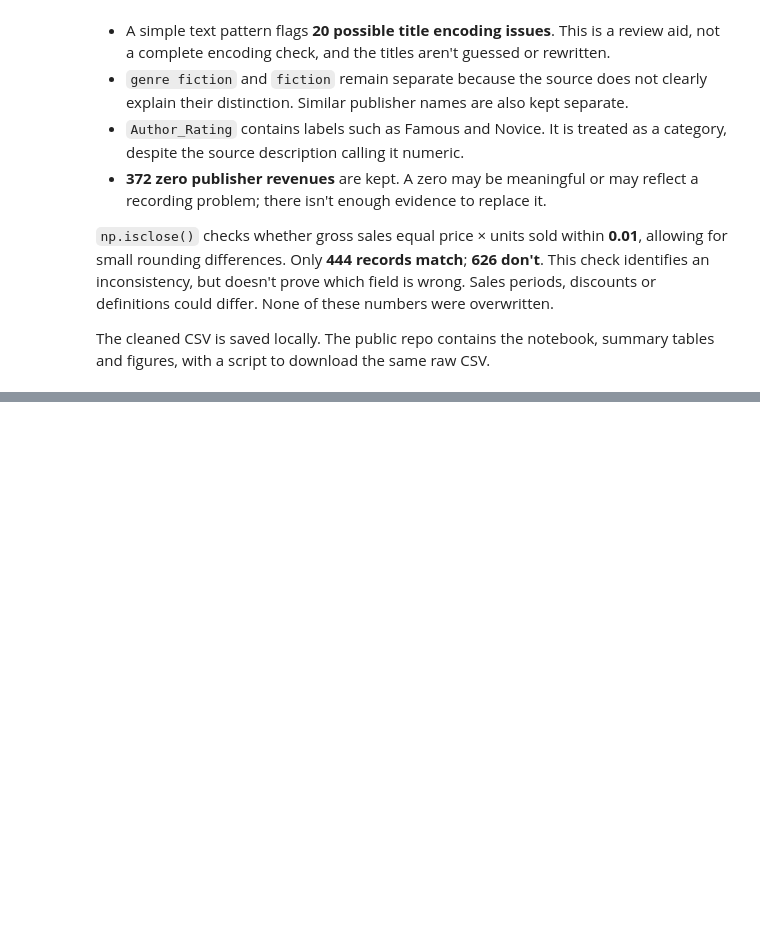
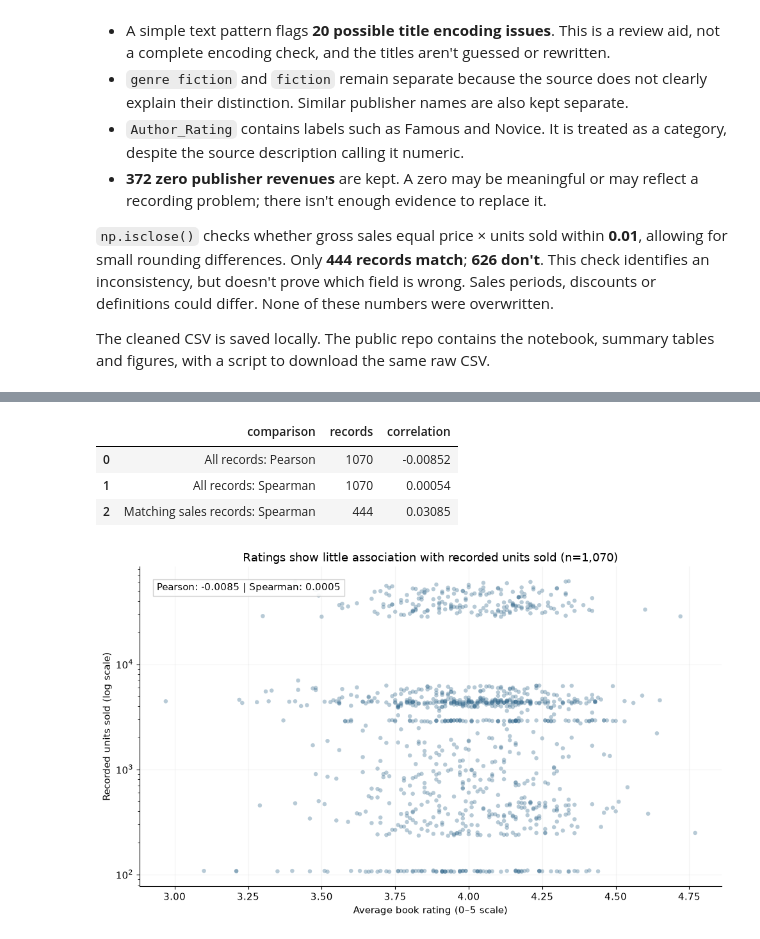
Before and after one commit to miqyd0104/books-sales-analysis, a Jupyter notebook: notebooks/01_books_exploration.ipynb, the cells around one changed output, grey strips where cells are left out. Cells and saved outputs as stored; diff of their text form; code cells hidden in the pictures; blank space fills up the shorter version.

```diff
--- a/notebooks/01_books_exploration.ipynb
+++ b/notebooks/01_books_exploration.ipynb
@@ -283,0 +380,36 @@ The cleaned CSV is saved locally. The public repo contains the notebook, summary
+# %%
+rating_sales = books[["book_average_rating", "units_sold"]].dropna()
+pearson = rating_sales.book_average_rating.corr(rating_sales.units_sold)
+# Correlation of ranks gives Spearman correlation without another package.
+spearman = rating_sales.book_average_rating.rank().corr(rating_sales.units_sold.rank())
+matching_spearman = matching_books.book_average_rating.rank().corr(matching_books.units_sold.rank())
+correlations = pd.DataFrame({
+    "comparison": ["All records: Pearson", "All records: Spearman", "Matching sales records: Spearman"],
+    "records": [len(rating_sales), len(rating_sales), len(matching_books)],
+    "correlation": [pearson, spearman, matching_spearman],
+})
+display(correlations.round(5))
+correlations.to_csv(TABLES / "ratings_sales_correlations.csv", index=False)
+
+# All sales are positive, so a log axis can show low and high values together.
+assert rating_sales.units_sold.gt(0).all()
+fig, ax = plt.subplots(figsize=(10, 6))
+ax.scatter(rating_sales.book_average_rating, rating_sales.units_sold.astype(float),
+           alpha=0.35, s=22, color="#32678B", edgecolors="none")
+ax.set_yscale("log")
+ax.set_title(f"Ratings show little association with recorded units sold (n={len(rating_sales):,})")
+ax.set_xlabel("Average book rating (0–5 scale)")
+ax.set_ylabel("Recorded units sold (log scale)")
+ax.text(0.03, 0.95, f"Pearson: {pearson:.4f} | Spearman: {spearman:.4f}", transform=ax.transAxes, va="top",
+        bbox={"facecolor": "white", "alpha": 0.9, "edgecolor": "#CCCCCC"})
+ax.grid(alpha=0.15)
+fig.tight_layout()
+fig.savefig(FIGURES / "03_ratings_and_sales.png", dpi=160)
+plt.show()
+plt.close(fig)
+# %% [output]
+|  | comparison | records | correlation |
+| 0 | All records: Pearson | 1070 | -0.00852 |
+| 1 | All records: Spearman | 1070 | 0.00054 |
+| 2 | Matching sales records: Spearman | 444 | 0.03085 |
+[figure, added]
```
Also changed, not shown: parts of 12 cells of this notebook, 13 other files.
